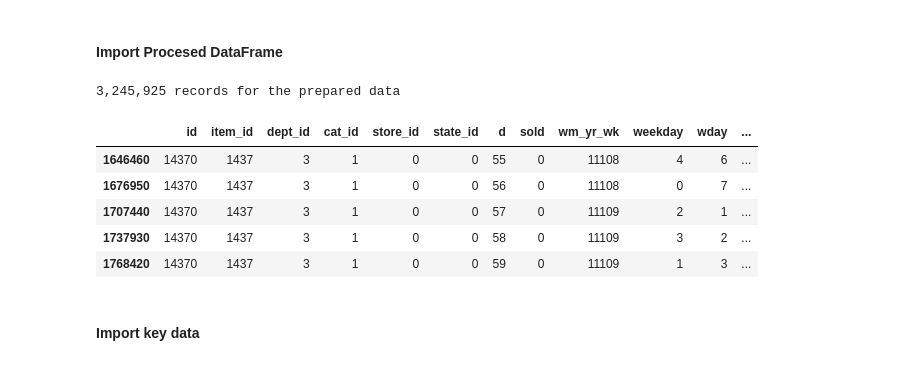
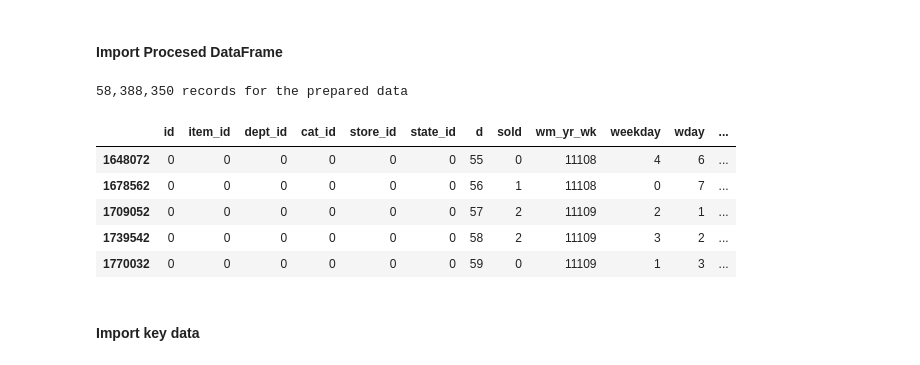
Before and after one commit to samirsaci/permutation-pca, a Jupyter notebook: notebook.ipynb, the cells around one changed output. Cells and saved outputs as stored; diff of their text form; code cells hidden in the pictures.

```diff
--- a/notebook.ipynb
+++ b/notebook.ipynb
@@ -41,25 +41,25 @@ pd.set_option("display.max_columns", None)
 #### Import Procesed DataFrame
 # %%
 # Import Data
-data_size = 'light'
+data_size = 'improved'
 data = pd.read_pickle('data/data_features_{}.pkl'.format(data_size))
 
 # Start records from 55th
 start_row = 55
 data = data[data['d'] >= start_row].copy()
 print("{:,} records for the prepared data".format(len(data)))
 
 # Drop columns
 data.drop(['Unnamed: 0'], axis = 1, inplace = True)
 data.head()
 # %% [output]
-3,245,925 records for the prepared data
+58,388,350 records for the prepared data
 |  | id | item_id | dept_id | cat_id | store_id | state_id | d | sold | wm_yr_wk | weekday | wday | ... |
-| 1646460 | 14370 | 1437 | 3 | 1 | 0 | 0 | 55 | 0 | 11108 | 4 | 6 | ... |
-| 1676950 | 14370 | 1437 | 3 | 1 | 0 | 0 | 56 | 0 | 11108 | 0 | 7 | ... |
-| 1707440 | 14370 | 1437 | 3 | 1 | 0 | 0 | 57 | 0 | 11109 | 2 | 1 | ... |
-| 1737930 | 14370 | 1437 | 3 | 1 | 0 | 0 | 58 | 0 | 11109 | 3 | 2 | ... |
-| 1768420 | 14370 | 1437 | 3 | 1 | 0 | 0 | 59 | 0 | 11109 | 1 | 3 | ... |
+| 1648072 | 0 | 0 | 0 | 0 | 0 | 0 | 55 | 0 | 11108 | 4 | 6 | ... |
+| 1678562 | 0 | 0 | 0 | 0 | 0 | 0 | 56 | 1 | 11108 | 0 | 7 | ... |
+| 1709052 | 0 | 0 | 0 | 0 | 0 | 0 | 57 | 2 | 11109 | 2 | 1 | ... |
+| 1739542 | 0 | 0 | 0 | 0 | 0 | 0 | 58 | 2 | 11109 | 3 | 2 | ... |
+| 1770032 | 0 | 0 | 0 | 0 | 0 | 0 | 59 | 0 | 11109 | 1 | 3 | ... |
 # %% [markdown]
 #### Import key data
 # %%
```
Also changed, not shown: parts of 12 cells of this notebook, 33 other files.
